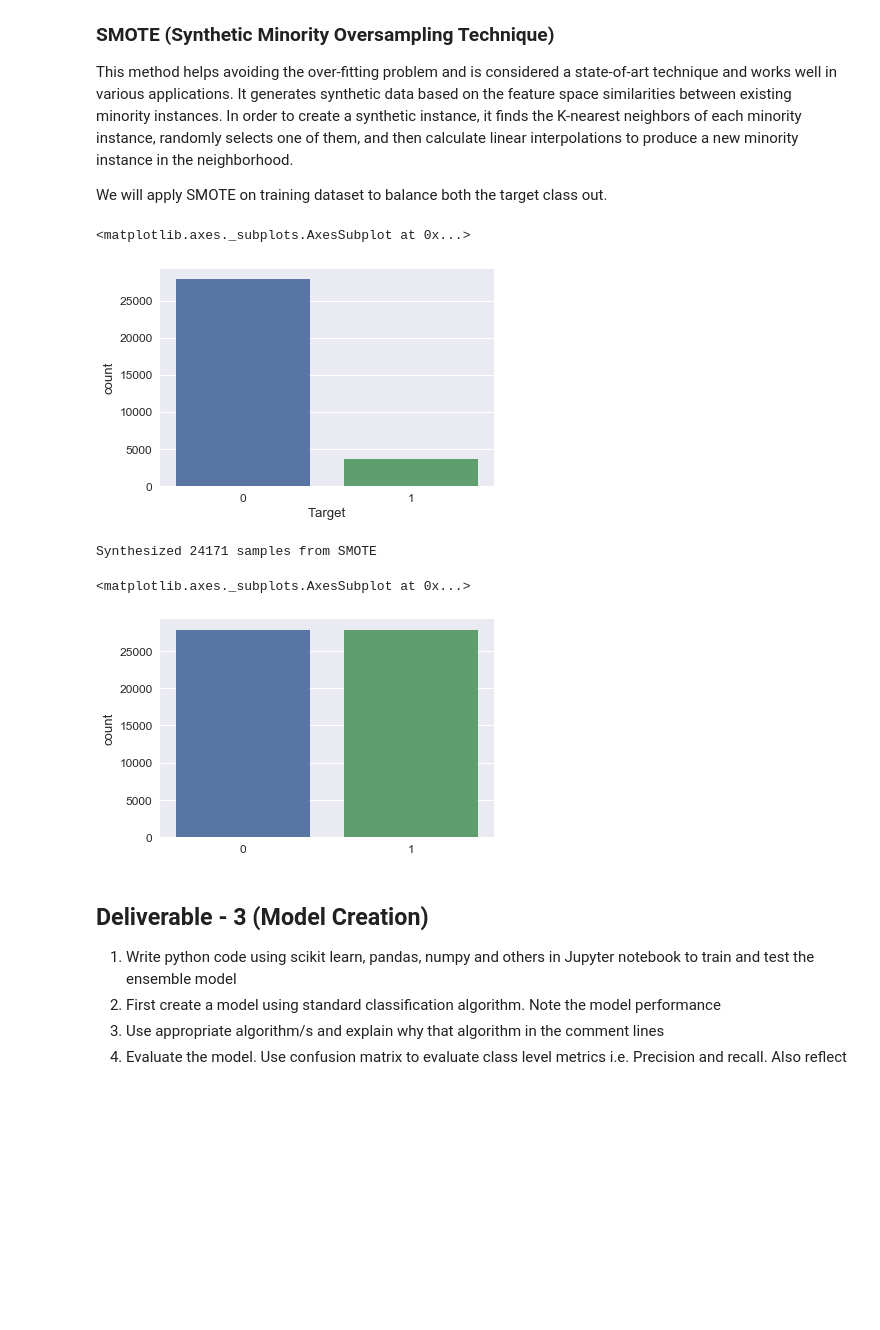
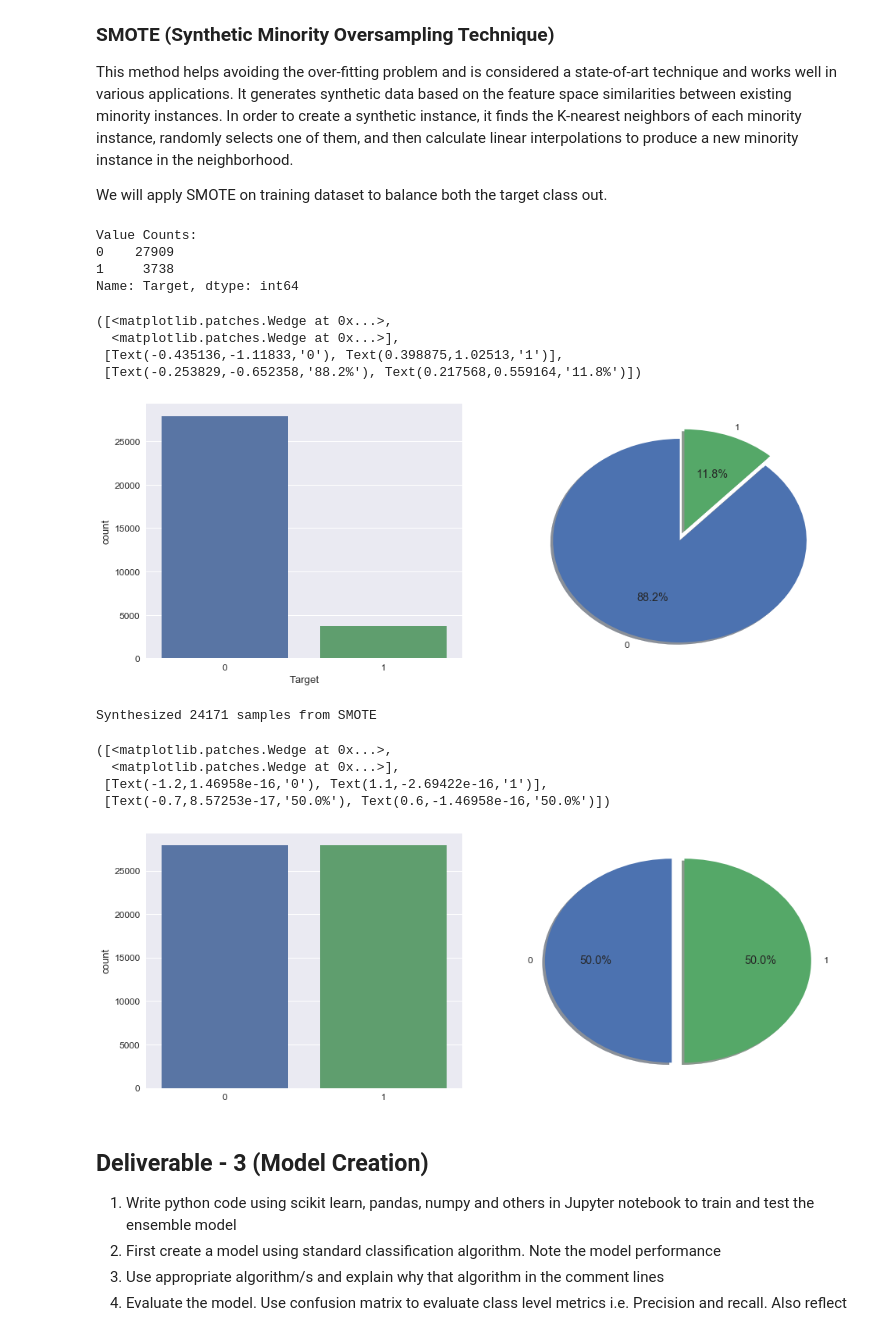
Before and after one commit to theakshaydas/PGP-AIML, a Jupyter notebook: CaseStudies/06-EnsembleMethod-TermDepositSale/Ensemble Methods - Term Deposit Sale.ipynb, the cells around one changed output. Saved outputs shown, nothing was run; the diff lists cells and outputs as text; code cells hidden in the pictures; blank space fills up the shorter version.

```diff
--- a/CaseStudies/06-EnsembleMethod-TermDepositSale/Ensemble Methods - Term Deposit Sale.ipynb
+++ b/CaseStudies/06-EnsembleMethod-TermDepositSale/Ensemble Methods - Term Deposit Sale.ipynb
@@ -273,7 +273,7 @@ plt.figure(figsize=(20,50))
 index = 1
 for col in categ_cols:
     plt.subplot(round(len(categ_cols) / 2), 2, index)
-    sns.countplot(col, data=tds)
+    sns.countplot(col, data=tds, palette='winter')
     if col == 'job':
         plt.xticks(rotation='vertical')
     index += 1
@@ -420,10 +420,21 @@ This method helps avoiding the over-fitting problem and is considered a state-of
 We will apply SMOTE on training dataset to balance both the target class out.
 # %%
 # Check the frequency distribution of 'No (0)' vs 'Yes (1)' before applying SMOTE
-sns.countplot(y_train)
+print('Value Counts:\n%s' % y_train.value_counts())
+fig1, axes = plt.subplots(1, 2, figsize=(16,6))
+sns.countplot(y_train, ax=axes[0])
+axes[1].pie(y_train.value_counts(), explode=(0.1, 0), labels=y_train.unique(),
+            autopct='%1.1f%%', shadow=True, startangle=90)
 # %% [output]
-<matplotlib.axes._subplots.AxesSubplot at 0x...>
+Value Counts:
+0    27909
+1     3738
+Name: Target, dtype: int64
+([<matplotlib.patches.Wedge at 0x...>,
+  <matplotlib.patches.Wedge at 0x...>],
+ [Text(-0.435136,-1.11833,'0'), Text(0.398875,1.02513,'1')],
+ [Text(-0.253829,-0.652358,'88.2%'), Text(0.217568,0.559164,'11.8%')])
-[figure, old version]
+[figure, new version]
 # %%
 sm = SMOTE(random_state=1)
 X_train_resample, y_train_resample = sm.fit_resample(X_train, y_train)
@@ -432,10 +443,16 @@ print('Synthesized %d samples from SMOTE' % (len(y_train_resample) - len(y_train
 Synthesized 24171 samples from SMOTE
 # %%
 # Check the frequency distribution of 'No (0)' vs 'Yes (1)' after applying SMOTE
-sns.countplot(y_train_resample)
+fig1, axes = plt.subplots(1, 2, figsize=(16,6))
+sns.countplot(y_train_resample, ax=axes[0])
+cls, cnt = np.unique(y_train_resample, return_counts=True)
+axes[1].pie(cnt, explode=(0.1, 0), labels=cls, autopct='%1.1f%%', shadow=True, startangle=90)
 # %% [output]
-<matplotlib.axes._subplots.AxesSubplot at 0x...>
+([<matplotlib.patches.Wedge at 0x...>,
+  <matplotlib.patches.Wedge at 0x...>],
+ [Text(-1.2,1.46958e-16,'0'), Text(1.1,-2.69422e-16,'1')],
+ [Text(-0.7,8.57253e-17,'50.0%'), Text(0.6,-1.46958e-16,'50.0%')])
-[figure, old version]
+[figure, new version]
 # %% [markdown]
 ## Deliverable - 3 (Model Creation)
 1. Write python code using scikit learn, pandas, numpy and others in Jupyter notebook to train and test the ensemble model
```
Also changed, not shown: parts of 28 cells of this notebook, 1 other file.
